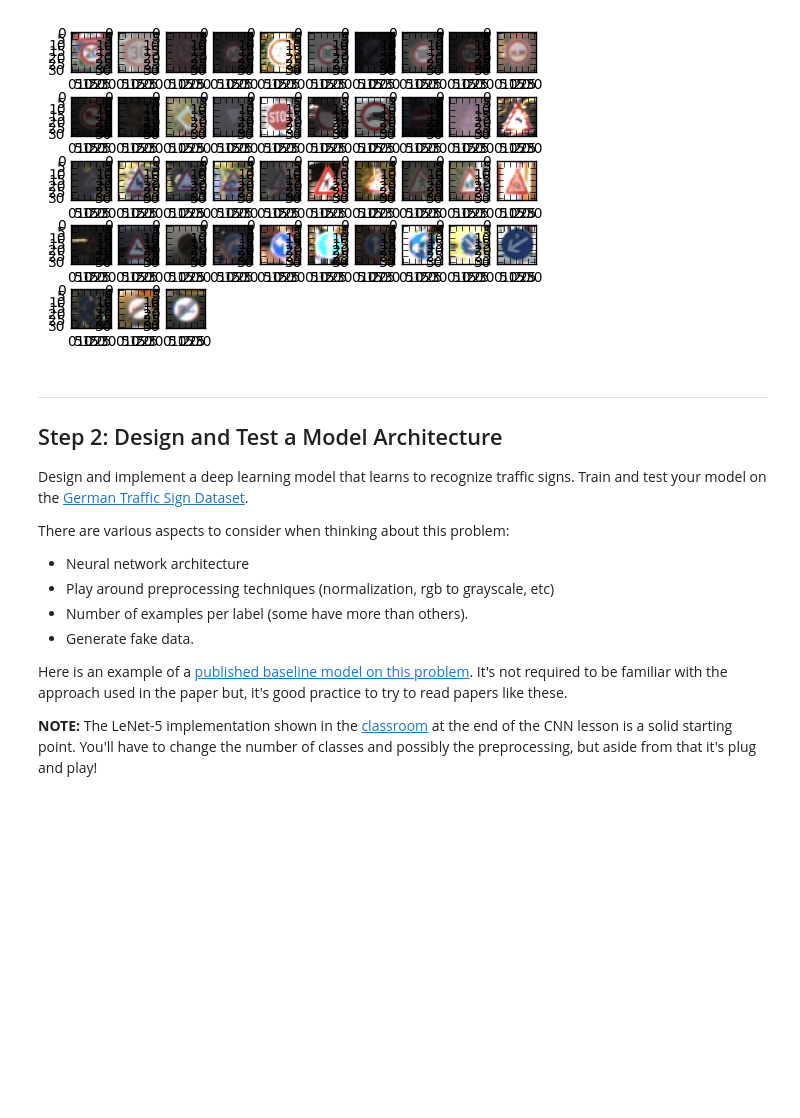
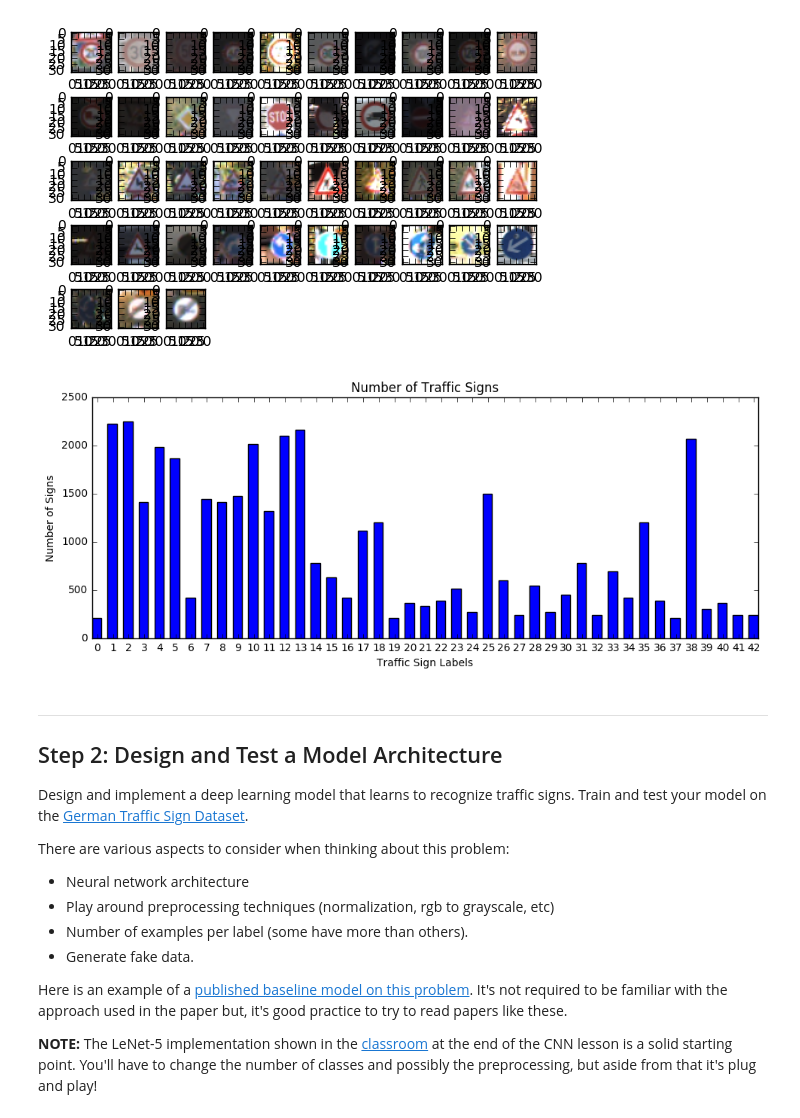
Before and after one commit to tsenying/CarND-Traffic-Sign-Classifier-Project, a Jupyter notebook: Traffic_Sign_Classifier.ipynb, the cells around one changed output. Saved outputs shown, nothing was run; the diff lists cells and outputs as text; code cells hidden in the pictures; blank space fills up the shorter version.

```diff
--- a/Traffic_Sign_Classifier.ipynb
+++ b/Traffic_Sign_Classifier.ipynb
@@ -171,6 +158,24 @@ for index in labels_indices:
 # plt.show()
 # %% [output]
 [figure]
+# %%
+import matplotlib.pyplot as plt
+# Visualizations will be shown in the notebook.
+%matplotlib inline
+indexes = np.arange(len(labels))
+
+plt.xticks(indexes + 0.35, labels)
+plt.ylabel('Number of Signs')
+plt.xlabel('Traffic Sign Labels')
+
+width = 0.6
+plt.bar(indexes, labels_counts, width )
+plt.subplots_adjust(bottom=0.1, right=1.6, top=0.9)
+
+plt.title('Number of Traffic Signs')
+plt.show()
+# %% [output]
+[figure, added]
 # %% [markdown]
 ----
 
```
Also changed, not shown: parts of 29 cells of this notebook, 1 other file.
